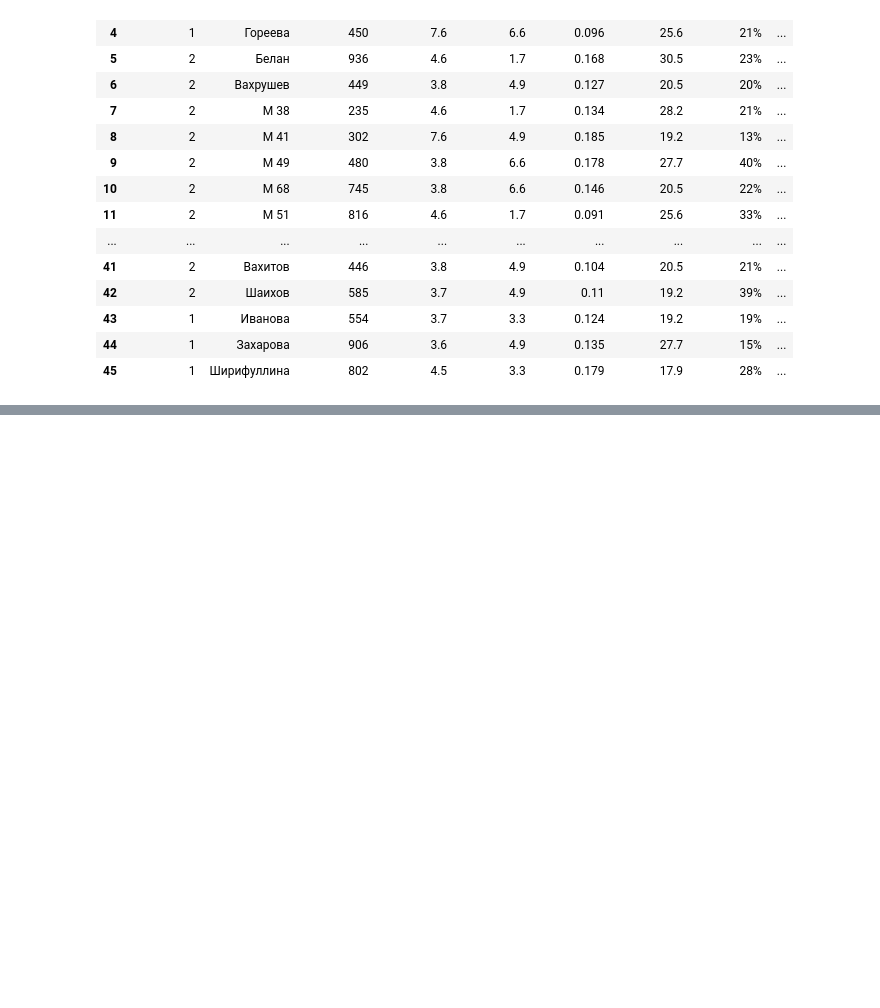
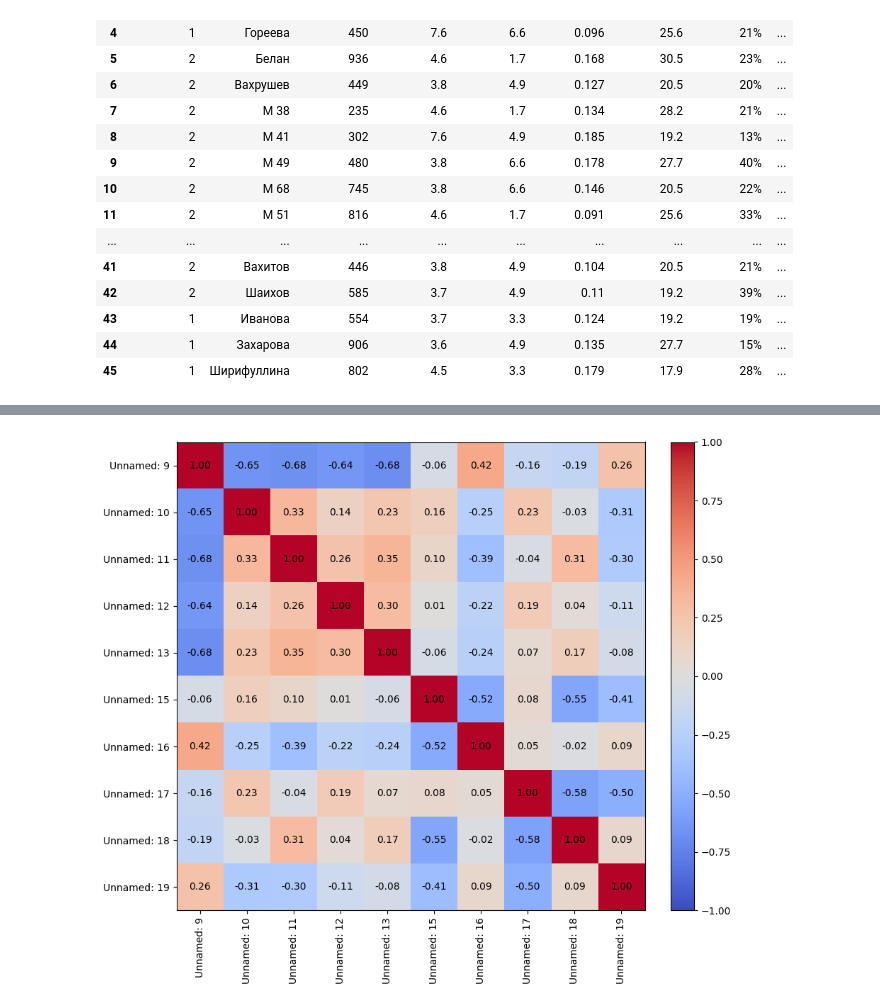
Before and after one commit to Egor29ch/UDGU_project, a Jupyter notebook: main.ipynb, the cells around one changed output, grey strips where cells are left out. Cells and saved outputs as stored; diff of their text form; code cells hidden in the pictures; blank space fills up the shorter version.

Commit message:
correlation_matrix_covid

```diff
--- a/main.ipynb
+++ b/main.ipynb
@@ -2,7 +2,7 @@
 import pandas as pd
 import numpy as np
 # %%
-df = pd.read_csv(r'C:\Users\e.i.chapaev\Desktop\_ugng_pr\Covid-19_svodnye.csv')
+df = pd.read_csv(r'C:\Users\Егор\Desktop\academ_project\Covid-19_svodnye.csv')
 # %%
 clearing_df = df.copy()
 clearing_df.drop(1, inplace= True)
@@ -52,0 +74,9 @@ clearing_df
+# %%
+cols = [f"Unnamed: {i}" for i in list(range(9, 14)) + list(range(15, 20))]
+clearing_df[cols] = (
+    clearing_df[cols]
+    .replace(r"%", "", regex=True)
+    .apply(pd.to_numeric, errors="coerce")
+    .div(100)
+)
+clearing_df
@@ -52,0 +101,24 @@ clearing_df
+# %%
+import matplotlib.pyplot as plt
+import numpy as np
+
+corr = clearing_df.select_dtypes(include="number").corr()
+
+fig, ax = plt.subplots(figsize=(10, 8))
+cax = ax.imshow(corr, cmap="coolwarm", vmin=-1, vmax=1)
+fig.colorbar(cax, ax=ax, fraction=0.046, pad=0.04)
+
+ax.set_xticks(range(len(corr.columns)))
+ax.set_yticks(range(len(corr.columns)))
+ax.set_xticklabels(corr.columns, rotation=90)
+ax.set_yticklabels(corr.columns)
+
+# цифры в ячейках
+for i in range(len(corr.columns)):
+    for j in range(len(corr.columns)):
+        ax.text(j, i, f"{corr.iloc[i, j]:.2f}", ha="center", va="center", color="black")
+
+plt.tight_layout()
+plt.show()
+# %% [output]
+[figure, added]
```
Also changed, not shown: parts of 2 cells of this notebook.
